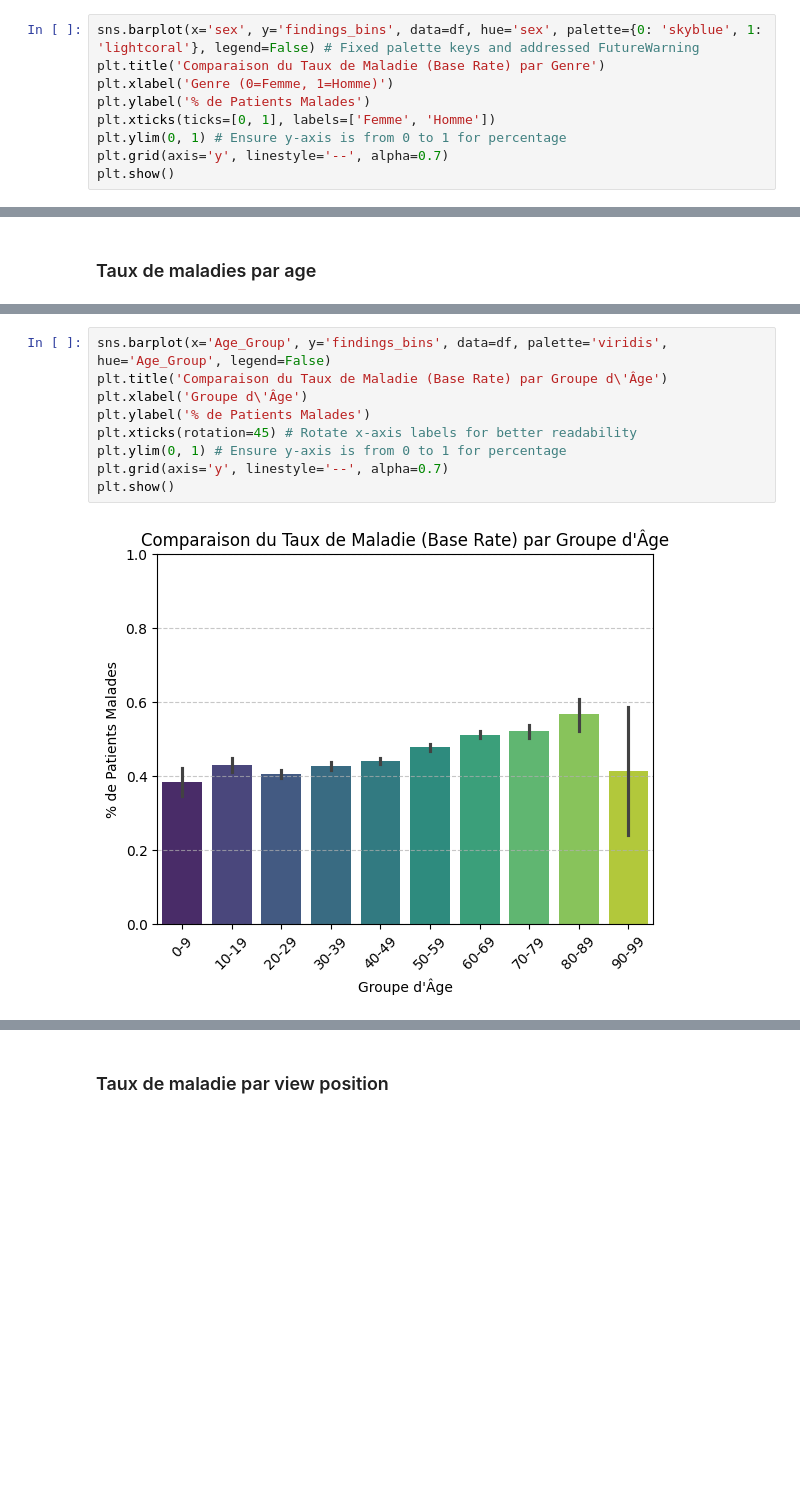
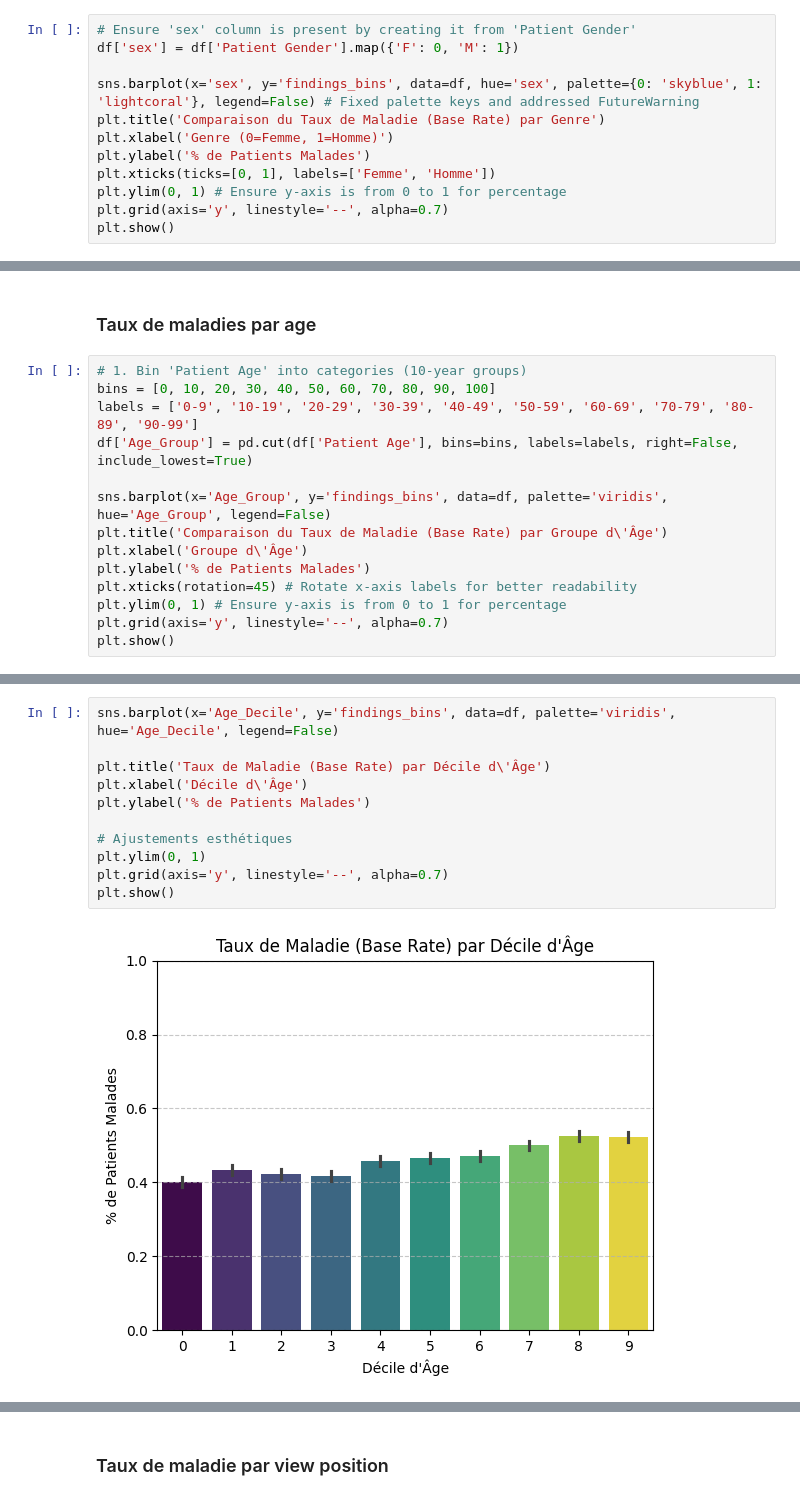
Before and after one commit to gyzzko/bias-in-data-science, a Jupyter notebook: Mi_projet_contri_raphael.ipynb, the cells around one changed output, grey strips where cells are left out. Drawn from its saved outputs; the diff is of its cells as text; blank space fills up the shorter version.

```diff
--- a/Mi_projet_contri_raphael.ipynb
+++ b/Mi_projet_contri_raphael.ipynb
@@ -582,6 +600,9 @@ Cela peut conduire a plsuieurs biais :
 # %% [markdown]
 ### Taux de maladies par genre
 # %%
+# Ensure 'sex' column is present by creating it from 'Patient Gender'
+df['sex'] = df['Patient Gender'].map({'F': 0, 'M': 1})
+
 sns.barplot(x='sex', y='findings_bins', data=df, hue='sex', palette={0: 'skyblue', 1: 'lightcoral'}, legend=False) # Fixed palette keys and addressed FutureWarning
 plt.title('Comparaison du Taux de Maladie (Base Rate) par Genre')
 plt.xlabel('Genre (0=Femme, 1=Homme)')
@@ -597,2 +618,16 @@ L'égalité des taux de diagnostic  entre hommes et femmes est suspecte au vu du
 # %% [markdown]
 ### Taux de  maladies par age
+# %%
+# 1. Bin 'Patient Age' into categories (10-year groups)
+bins = [0, 10, 20, 30, 40, 50, 60, 70, 80, 90, 100]
+labels = ['0-9', '10-19', '20-29', '30-39', '40-49', '50-59', '60-69', '70-79', '80-89', '90-99']
+df['Age_Group'] = pd.cut(df['Patient Age'], bins=bins, labels=labels, right=False, include_lowest=True)
+
+sns.barplot(x='Age_Group', y='findings_bins', data=df, palette='viridis', hue='Age_Group', legend=False)
+plt.title('Comparaison du Taux de Maladie (Base Rate) par Groupe d\'Âge')
+plt.xlabel('Groupe d\'Âge')
+plt.ylabel('% de Patients Malades')
+plt.xticks(rotation=45) # Rotate x-axis labels for better readability
+plt.ylim(0, 1) # Ensure y-axis is from 0 to 1 for percentage
+plt.grid(axis='y', linestyle='--', alpha=0.7)
+plt.show()
@@ -599,11 +643,13 @@ L'égalité des taux de diagnostic  entre hommes et femmes est suspecte au vu du
 # %%
-sns.barplot(x='Age_Group', y='findings_bins', data=df, palette='viridis', hue='Age_Group', legend=False)
-plt.title('Comparaison du Taux de Maladie (Base Rate) par Groupe d\'Âge')
-plt.xlabel('Groupe d\'Âge')
+sns.barplot(x='Age_Decile', y='findings_bins', data=df, palette='viridis', hue='Age_Decile', legend=False)
+
+plt.title('Taux de Maladie (Base Rate) par Décile d\'Âge')
+plt.xlabel('Décile d\'Âge')
 plt.ylabel('% de Patients Malades')
-plt.xticks(rotation=45) # Rotate x-axis labels for better readability
-plt.ylim(0, 1) # Ensure y-axis is from 0 to 1 for percentage
+
+# Ajustements esthétiques
+plt.ylim(0, 1)
 plt.grid(axis='y', linestyle='--', alpha=0.7)
 plt.show()
 # %% [output]
-[figure, old version]
+[figure, new version]
```
Also changed, not shown: parts of 36 cells of this notebook.
